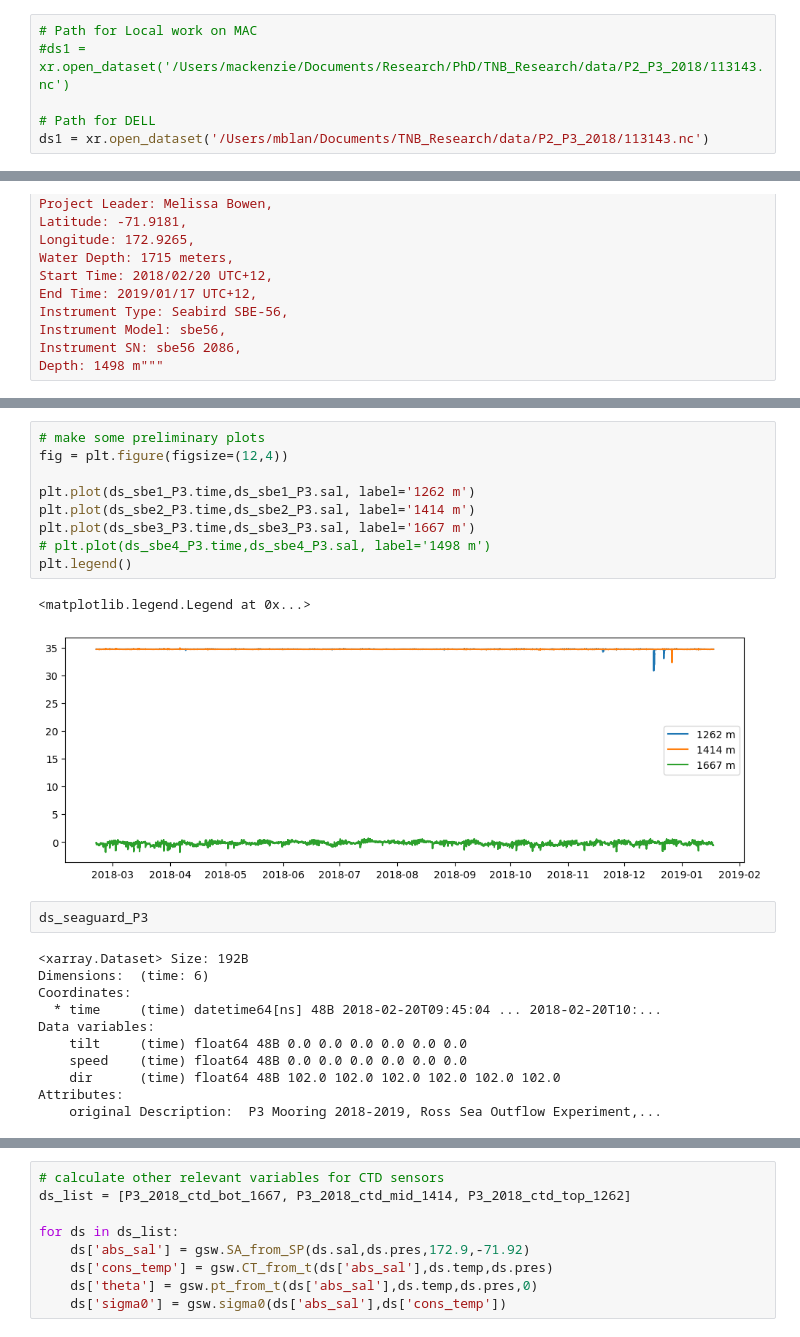
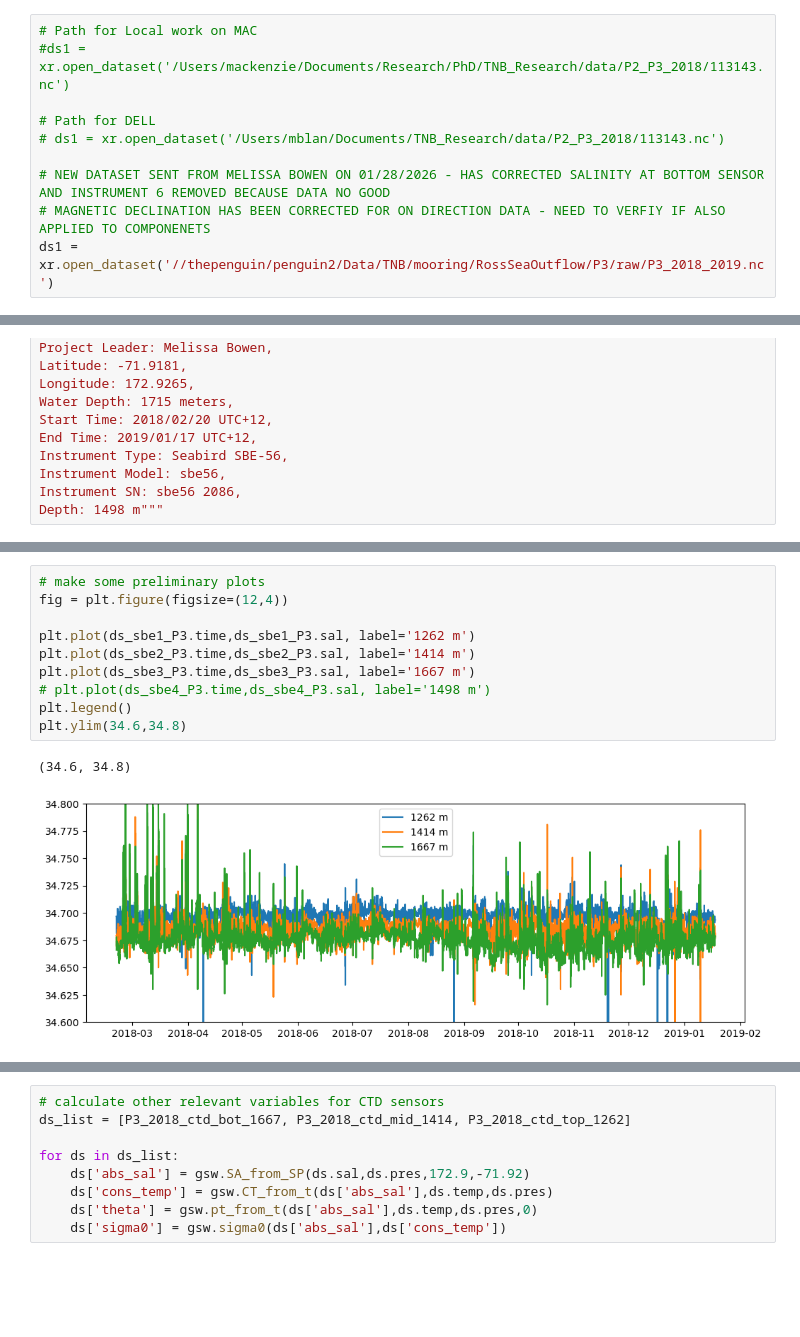
Before and after one commit to MackenzieBlanusa/TNB_tools, a Jupyter notebook: momentum_balance/P2_P3_RSO2018_DataPrep.ipynb, the cells around one changed output, grey strips where cells are left out. Drawn from its saved outputs; the diff is of its cells as text; blank space fills up the shorter version.

Commit message:
Preprocessed new P3 datasets sent from Melissa

```diff
--- a/momentum_balance/P2_P3_RSO2018_DataPrep.ipynb
+++ b/momentum_balance/P2_P3_RSO2018_DataPrep.ipynb
@@ -663,7 +667,11 @@ TO-DO:
 #ds1 = xr.open_dataset('/Users/mackenzie/Documents/Research/PhD/TNB_Research/data/P2_P3_2018/113143.nc')
 
 # Path for DELL
-ds1 = xr.open_dataset('/Users/mblan/Documents/TNB_Research/data/P2_P3_2018/113143.nc')
+# ds1 = xr.open_dataset('/Users/mblan/Documents/TNB_Research/data/P2_P3_2018/113143.nc')
+
+# NEW DATASET SENT FROM MELISSA BOWEN ON 01/28/2026 - HAS CORRECTED SALINITY AT BOTTOM SENSOR AND INSTRUMENT 6 REMOVED BECAUSE DATA NO GOOD
+# MAGNETIC DECLINATION HAS BEEN CORRECTED FOR ON DIRECTION DATA - NEED TO VERFIY IF ALSO APPLIED TO COMPONENETS
+ds1 = xr.open_dataset('//thepenguin/penguin2/Data/TNB/mooring/RossSeaOutflow/P3/raw/P3_2018_2019.nc')
 # %%
 ds1 = ds1.squeeze()
 # %%
@@ -908,28 +916,16 @@ Distance from Bottom: 22 m"""
 # %%
 # make some preliminary plots
 fig = plt.figure(figsize=(12,4))
 
 plt.plot(ds_sbe1_P3.time,ds_sbe1_P3.sal, label='1262 m')
 plt.plot(ds_sbe2_P3.time,ds_sbe2_P3.sal, label='1414 m')
 plt.plot(ds_sbe3_P3.time,ds_sbe3_P3.sal, label='1667 m')
 # plt.plot(ds_sbe4_P3.time,ds_sbe4_P3.sal, label='1498 m')
 plt.legend()
+plt.ylim(34.6,34.8)
 # %% [output]
-<matplotlib.legend.Legend at 0x...>
+(34.6, 34.8)
-[figure, old version]
+[figure, new version]
-# %%
-ds_seaguard_P3
-# %% [output]
-<xarray.Dataset> Size: 192B
-Dimensions:  (time: 6)
-Coordinates:
-  * time     (time) datetime64[ns] 48B 2018-02-20T09:45:04 ... 2018-02-20T10:...
-Data variables:
-    tilt     (time) float64 48B 0.0 0.0 0.0 0.0 0.0 0.0
-    speed    (time) float64 48B 0.0 0.0 0.0 0.0 0.0 0.0
-    dir      (time) float64 48B 102.0 102.0 102.0 102.0 102.0 102.0
-Attributes:
-    original Description:  P3 Mooring 2018-2019, Ross Sea Outflow Experiment,...
 # %%
 P3_2018_vel_top_1263 = ds_aqd_P3.assign_coords(z=1263,lat=-71.9181,lon=172.9265)
 P3_2018_ctd_top_1262 = ds_sbe1_P3.assign_coords(z=1262,lat=-71.9181,lon=172.9265)
```
Also changed, not shown: parts of 12 cells of this notebook.
